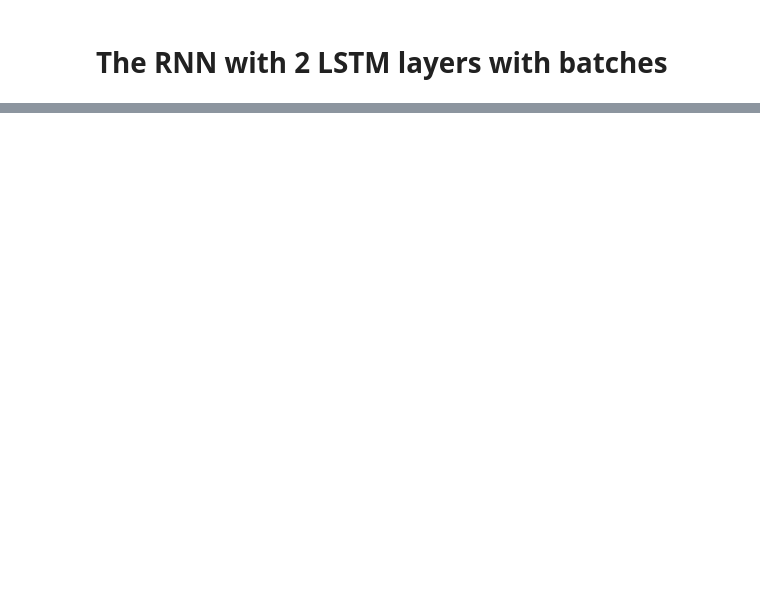
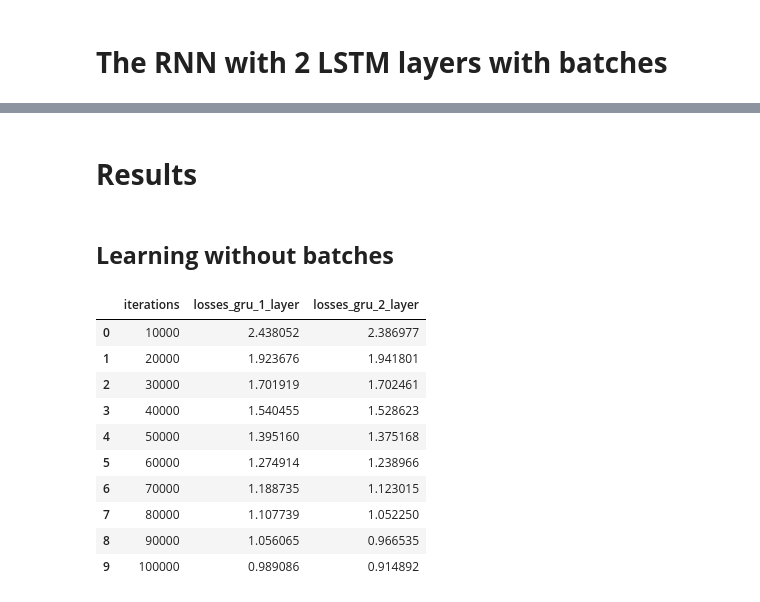
Before and after one commit to AlexBorealis/netology_dll_hw, a Jupyter notebook: kozlov_hw_6_dll.ipynb, the cells around one changed output, grey strips where cells are left out. Drawn from its saved outputs; the diff is of its cells as text; code cells hidden in the pictures; blank space fills up the shorter version.

```diff
--- a/kozlov_hw_6_dll.ipynb
+++ b/kozlov_hw_6_dll.ipynb
@@ -572,0 +587,21 @@ evaluateRandomly(encoder4, decoder4, n=20)
+# %% [markdown]
+# **Results**
+# %% [markdown]
+## **Learning without batches**
+# %%
+df_without_batches = pd.read_csv('losses_GRU_1_layer.csv').loc[:, ['iterations', 'losses']]\
+    .merge(pd.read_csv('losses_GRU_2_layer.csv').loc[:, ['iterations', 'losses']],
+          on='iterations', suffixes=('_gru_1_layer', '_gru_2_layer'))
+df_without_batches
+# %% [output]
+|  | iterations | losses_gru_1_layer | losses_gru_2_layer |
+| 0 | 10000 | 2.438052 | 2.386977 |
+| 1 | 20000 | 1.923676 | 1.941801 |
+| 2 | 30000 | 1.701919 | 1.702461 |
+| 3 | 40000 | 1.540455 | 1.528623 |
+| 4 | 50000 | 1.395160 | 1.375168 |
+| 5 | 60000 | 1.274914 | 1.238966 |
+| 6 | 70000 | 1.188735 | 1.123015 |
+| 7 | 80000 | 1.107739 | 1.052250 |
+| 8 | 90000 | 1.056065 | 0.966535 |
+| 9 | 100000 | 0.989086 | 0.914892 |
```
Also changed, not shown: parts of 28 cells of this notebook.
